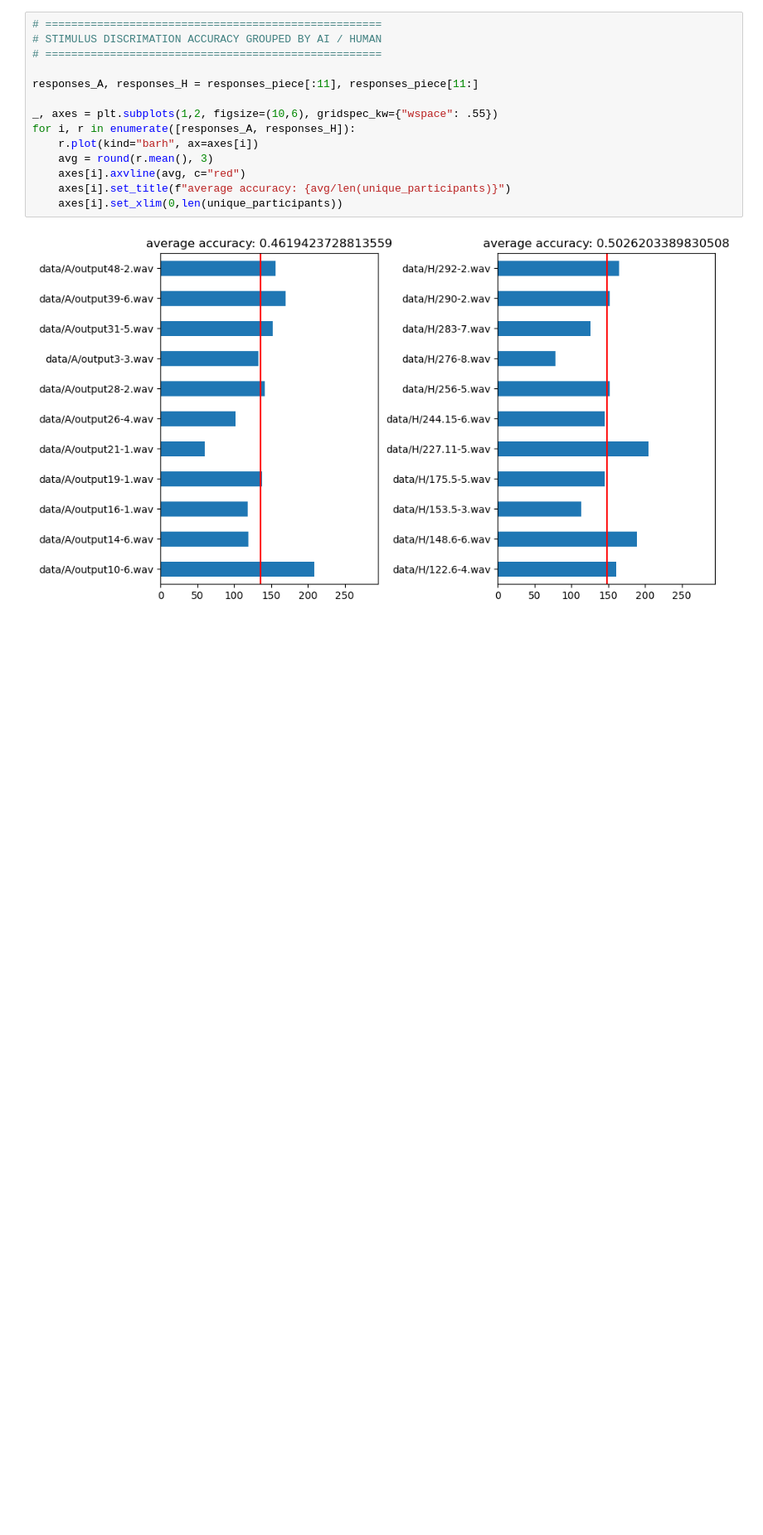
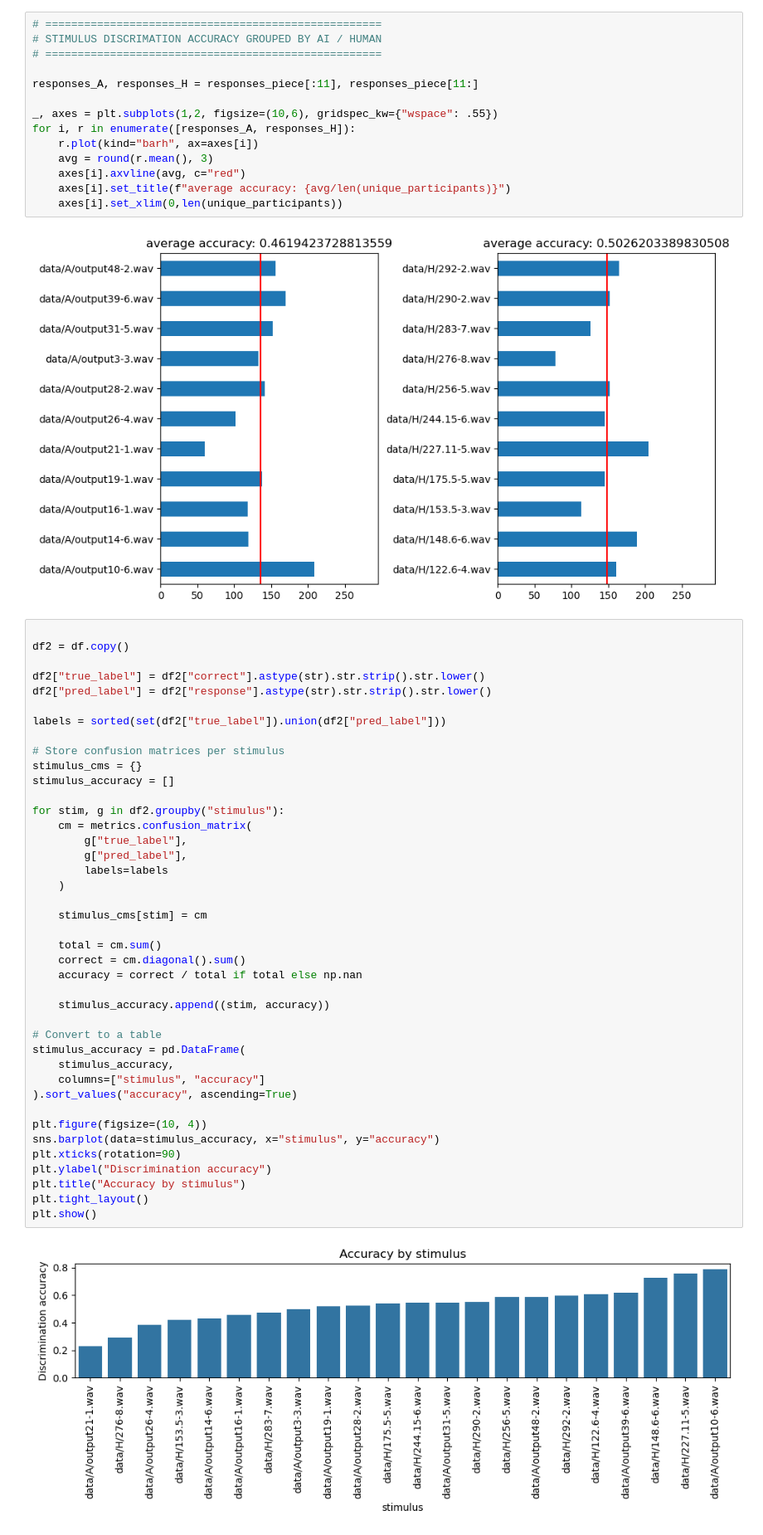
Before and after one commit to jasonvla/bachAndNotagenCorpora, a Jupyter notebook: poster_ICCCM/eval_ICCCM.ipynb, the cells around one changed output. Shown at 83% size. Drawn from its saved outputs; the diff is of its cells as text; blank space fills up the shorter version.

Commit message:
add stimulus analysis

```diff
--- a/poster_ICCCM/eval_ICCCM.ipynb
+++ b/poster_ICCCM/eval_ICCCM.ipynb
@@ -533,3 +534,46 @@ for i, r in enumerate([responses_A, responses_H]):
     axes[i].set_xlim(0,len(unique_participants))
 # %% [output]
 [figure]
+# %%
+
+df2 = df.copy()
+
+df2["true_label"] = df2["correct"].astype(str).str.strip().str.lower()
+df2["pred_label"] = df2["response"].astype(str).str.strip().str.lower()
+
+labels = sorted(set(df2["true_label"]).union(df2["pred_label"]))
+
+# Store confusion matrices per stimulus
+stimulus_cms = {}
+stimulus_accuracy = []
+
+for stim, g in df2.groupby("stimulus"):
+    cm = metrics.confusion_matrix(
+        g["true_label"],
+        g["pred_label"],
+        labels=labels
+    )
+
+    stimulus_cms[stim] = cm
+
+    total = cm.sum()
+    correct = cm.diagonal().sum()
+    accuracy = correct / total if total else np.nan
+
+    stimulus_accuracy.append((stim, accuracy))
+
+# Convert to a table
+stimulus_accuracy = pd.DataFrame(
+    stimulus_accuracy,
+    columns=["stimulus", "accuracy"]
+).sort_values("accuracy", ascending=True)
+
+plt.figure(figsize=(10, 4))
+sns.barplot(data=stimulus_accuracy, x="stimulus", y="accuracy")
+plt.xticks(rotation=90)
+plt.ylabel("Discrimination accuracy")
+plt.title("Accuracy by stimulus")
+plt.tight_layout()
+plt.show()
+# %% [output]
+[figure, added]
```
Also changed, not shown: parts of 2 cells of this notebook.
